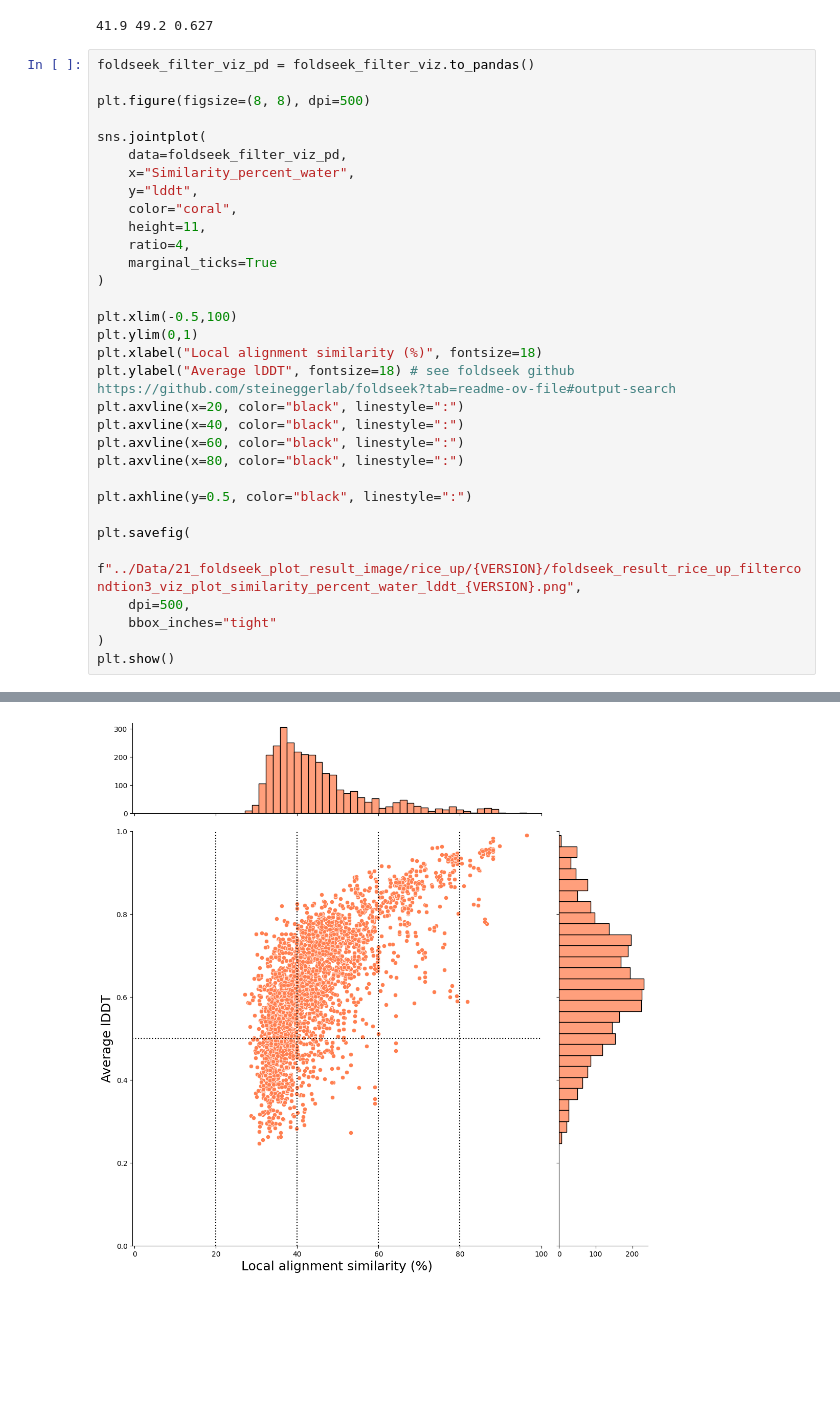
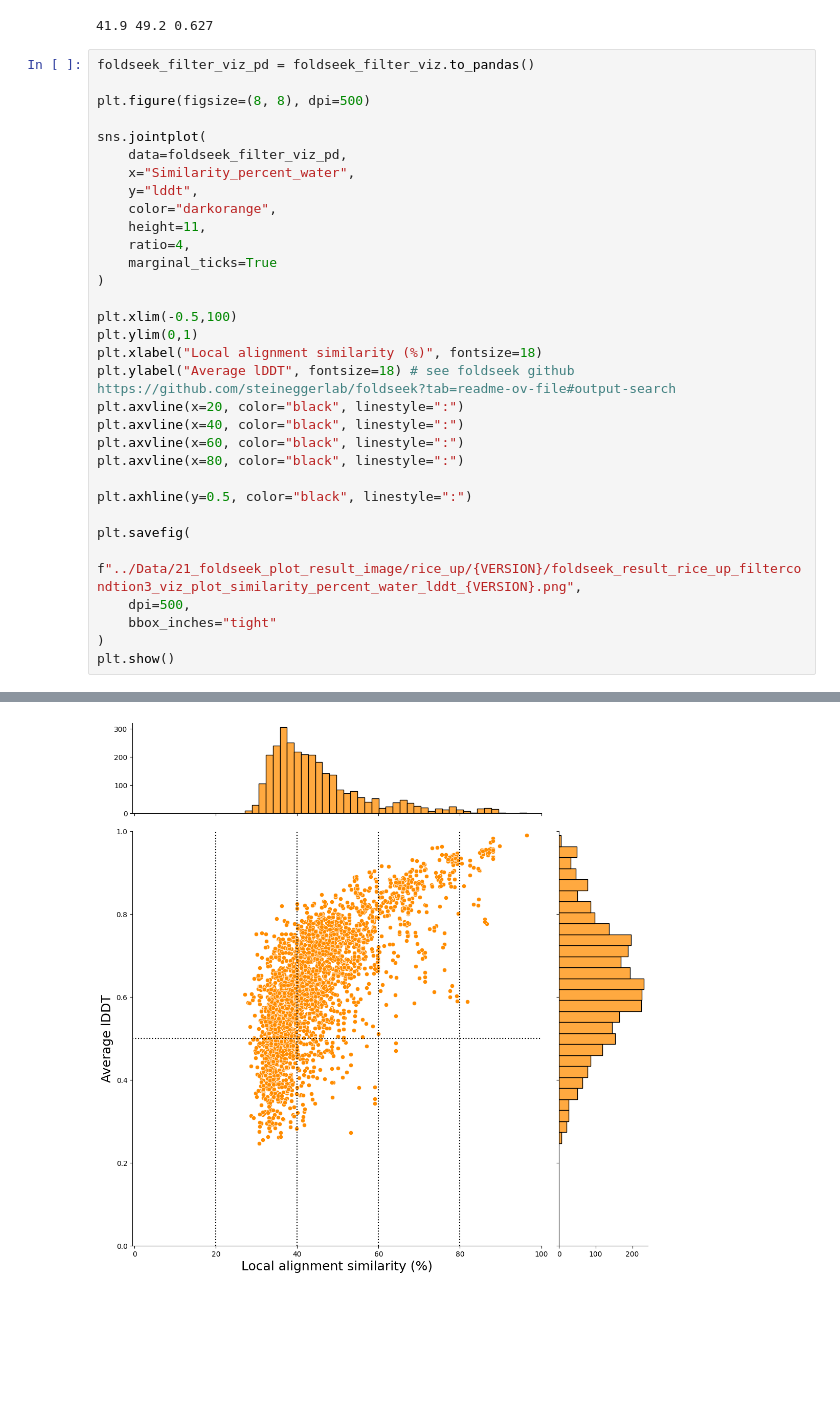
Before and after one commit to yonesora56/HS_rice_analysis, a Jupyter notebook: notebooks/13_foldseek_result_parse_2_up.ipynb, the cells around one changed output, grey strips where cells are left out. Cells and saved outputs as stored; diff of their text form.

```diff
--- a/notebooks/13_foldseek_result_parse_2_up.ipynb
+++ b/notebooks/13_foldseek_result_parse_2_up.ipynb
@@ -1052,35 +1052,35 @@ foldseek_filter_viz_pd = foldseek_filter_viz.to_pandas()
 plt.figure(figsize=(8, 8), dpi=500)
 
 sns.jointplot(
     data=foldseek_filter_viz_pd,
     x="Similarity_percent_water",
     y="lddt",
-    color="coral",
+    color="darkorange",
     height=11,
     ratio=4,
     marginal_ticks=True
 )
 
 plt.xlim(-0.5,100)
 plt.ylim(0,1)
 plt.xlabel("Local alignment similarity (%)", fontsize=18)
 plt.ylabel("Average lDDT", fontsize=18) # see foldseek github https://github.com/steineggerlab/foldseek?tab=readme-ov-file#output-search
 plt.axvline(x=20, color="black", linestyle=":")
 plt.axvline(x=40, color="black", linestyle=":")
 plt.axvline(x=60, color="black", linestyle=":")
 plt.axvline(x=80, color="black", linestyle=":")
 
 plt.axhline(y=0.5, color="black", linestyle=":")
 
 plt.savefig(
     f"../Data/21_foldseek_plot_result_image/rice_up/{VERSION}/foldseek_result_rice_up_filtercondtion3_viz_plot_similarity_percent_water_lddt_{VERSION}.png",
     dpi=500,
     bbox_inches="tight"
 )
 plt.show()
 # %% [output]
 <Figure size 4000x4000 with 0 Axes>
-[figure, old version]
+[figure, new version]
 # %% [markdown]
 &nbsp;
 
```
Also changed, not shown: parts of 11 cells of this notebook, 2 other files.
